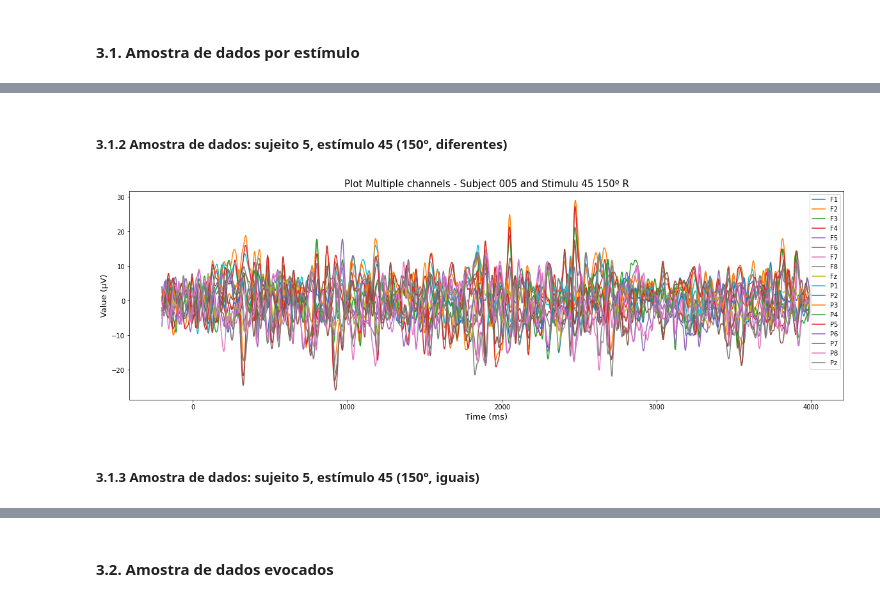
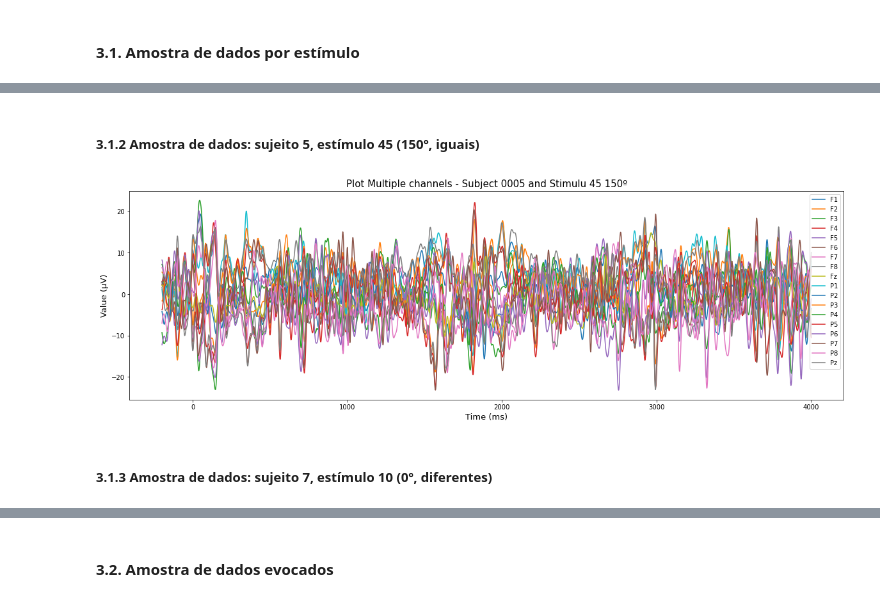
Before and after one commit to abner-lucas/EEG-Time-Series-Prediction, a Jupyter notebook: notebooks/visualization_outputs_eeg.ipynb, the cells around one changed output, grey strips where cells are left out. Drawn from its saved outputs; the diff is of its cells as text; code cells hidden in the pictures.

```diff
--- a/notebooks/visualization_outputs_eeg.ipynb
+++ b/notebooks/visualization_outputs_eeg.ipynb
@@ -66,26 +59,3 @@ Quantidade total de arquivos no diretório: 76
-# %%
-def load_trials(filenames_list):
-    EEG_trials = pd.DataFrame({}) # criar um df vazio que conterá dados de cada arquivo
-    for file_name in tqdm(filenames_list):
-        if file_name.endswith('trials.csv'): # ler somente arquivos que terminam com 'trials.csv'
-            # lendo do arquivo para df mantendo subject_id como string
-            #temp_df = pd.read_csv('../outputs_eeg/' + file_name, dtype={'subject_name': str})
-            temp_df = pd.read_csv('/content/drive/MyDrive/Colab Notebooks/PPGCC/EEG/outputs_eeg/' + file_name, dtype={'subject_id': str})
-            EEG_trials = pd.concat([EEG_trials, temp_df], ignore_index=True) # adicionando os dados do arquivo ao df principal
-    #EEG_trials.rename(columns={'subject_name':'subject_id'}, inplace=True) # renomeando coluna
-    #EEG_trials.rename(columns={'trail':'trial'}, inplace=True) # renomeando coluna
-    return EEG_trials
-
-def load_evoked(filenames_list):
-    EEG_evoked = pd.DataFrame({}) # criar um df vazio que conterá dados de cada arquivo
-    for file_name in tqdm(filenames_list):
-        if file_name.endswith('evoked.csv'): # ler somente arquivos que terminam com 'trials.csv'
-            # lendo do arquivo para df mantendo subject_id como string
-            #temp_df = pd.read_csv('../outputs_eeg/' + file_name, dtype={'subject': str})
-            temp_df = pd.read_csv('/content/drive/MyDrive/Colab Notebooks/PPGCC/EEG/outputs_eeg/' + file_name, dtype={'subject_id': str})
-            EEG_evoked = pd.concat([EEG_evoked, temp_df], ignore_index=True) # adicionando os dados do arquivo ao df principal
-    #EEG_evoked.rename(columns={'subject':'subject_id'}, inplace=True) # renomeando coluna
-    return EEG_evoked
 # %%
 EEG_trials = load_trials(filenames_list)
 EEG_trials.info()
@@ -213,12 +125,0 @@ def sample_data(subject_id, stimulus, EEG_data):
-# %%
-def subject_trial_data(subject_id, stimulu, EEG_trials):
-    sub_stimulus = []
-    for sub_id in EEG_trials['subject_id'].unique():
-        if sub_id == subject_id:
-            sub_stimulus = EEG_trials[EEG_trials['subject_id']==subject_id]['condition'].unique()
-            for sub_stimulu in sub_stimulus:
-                if sub_stimulu == stimulu:
-                    S_sample_df = sample_data(subject_id, stimulu, EEG_trials)
-                    df_data = S_sample_df[['sensor_position', 'time', 'sensor_value']]
-                    raw_data = pd.pivot_table(df_data, values='sensor_value', index='time', columns='sensor_position', aggfunc='mean')
-    return S_sample_df, raw_data
@@ -319,11 +137,13 @@ def plot_2D(raw_data, title=None):
 # %% [markdown]
-##### <a id='s1_a1'>3.1.2 Amostra de dados: sujeito 5, estímulo 45 (150º, diferentes)</a>
+##### <a id='s1_a2'>3.1.2 Amostra de dados: sujeito 5, estímulo 45 (150º, iguais)</a>
 # %%
 subject_id1 = '0005'
-stimulu1 = 'Stimulus/45_150_R'
+stimulu2 = 'Stimulus/45_150'
 
-S_sample_df, raw_data = subject_trial_data(subject_id1, stimulu1, EEG_trials)
-plot_2D(raw_data,'Subject 005 and Stimulu 45 150º R')
+S_sample_df, raw_data = subject_trial_data(subject_id1, stimulu2, EEG_trials)
+
+fig2 = PlotSeries.plot_2D(raw_data,'Subject 0005 and Stimulu 45 150º')
+fig2.savefig('outputs_fig/fig2_0005_s_45_150.png')
 # %% [output]
-[figure, old version]
+[figure, new version]
 # %%
@@ -331,2 +151,2 @@ plot_2D(raw_data,'Subject 005 and Stimulu 45 150º R')
 # %% [markdown]
-##### <a id='s1_a2'>3.1.3 Amostra de dados: sujeito 5, estímulo 45 (150º, iguais)</a>
+##### <a id='s1_a3'>3.1.3 Amostra de dados: sujeito 7, estímulo 10 (0º, diferentes)</a>
```
Also changed, not shown: parts of 43 cells of this notebook, 12 other files.
